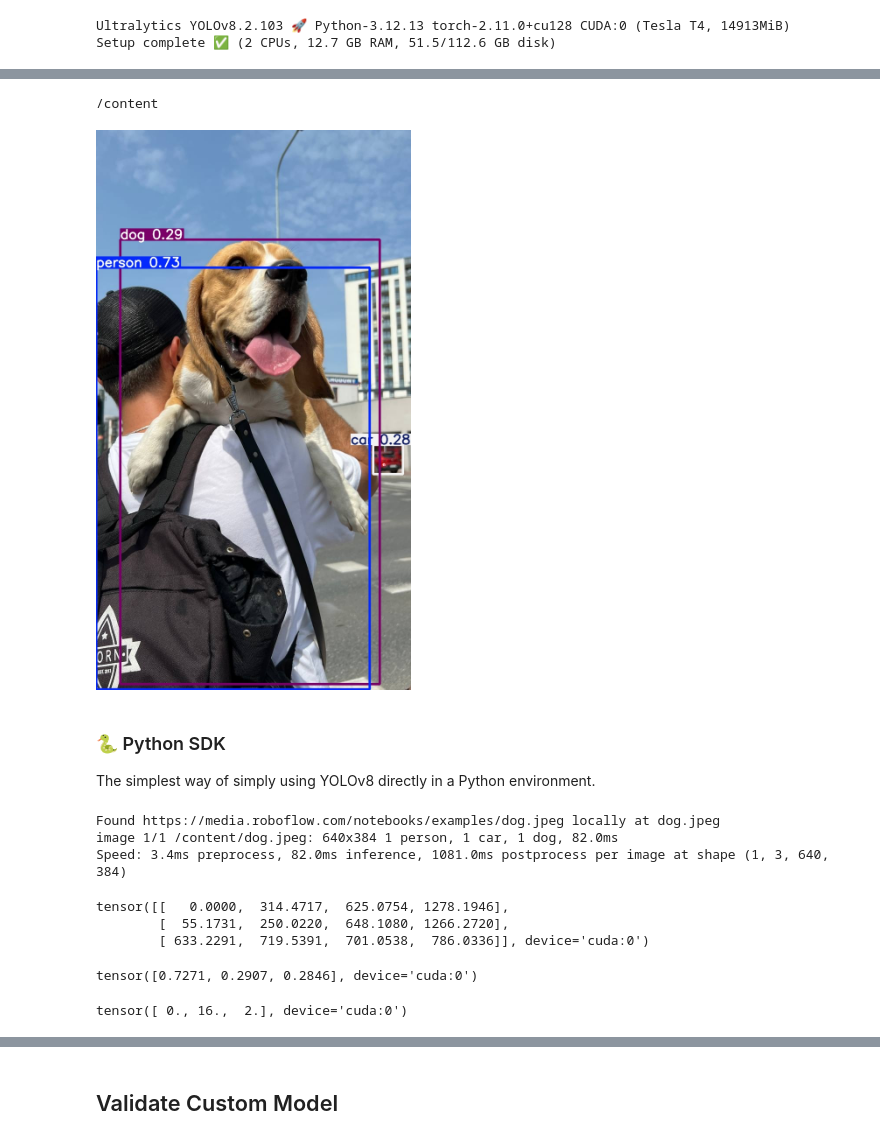
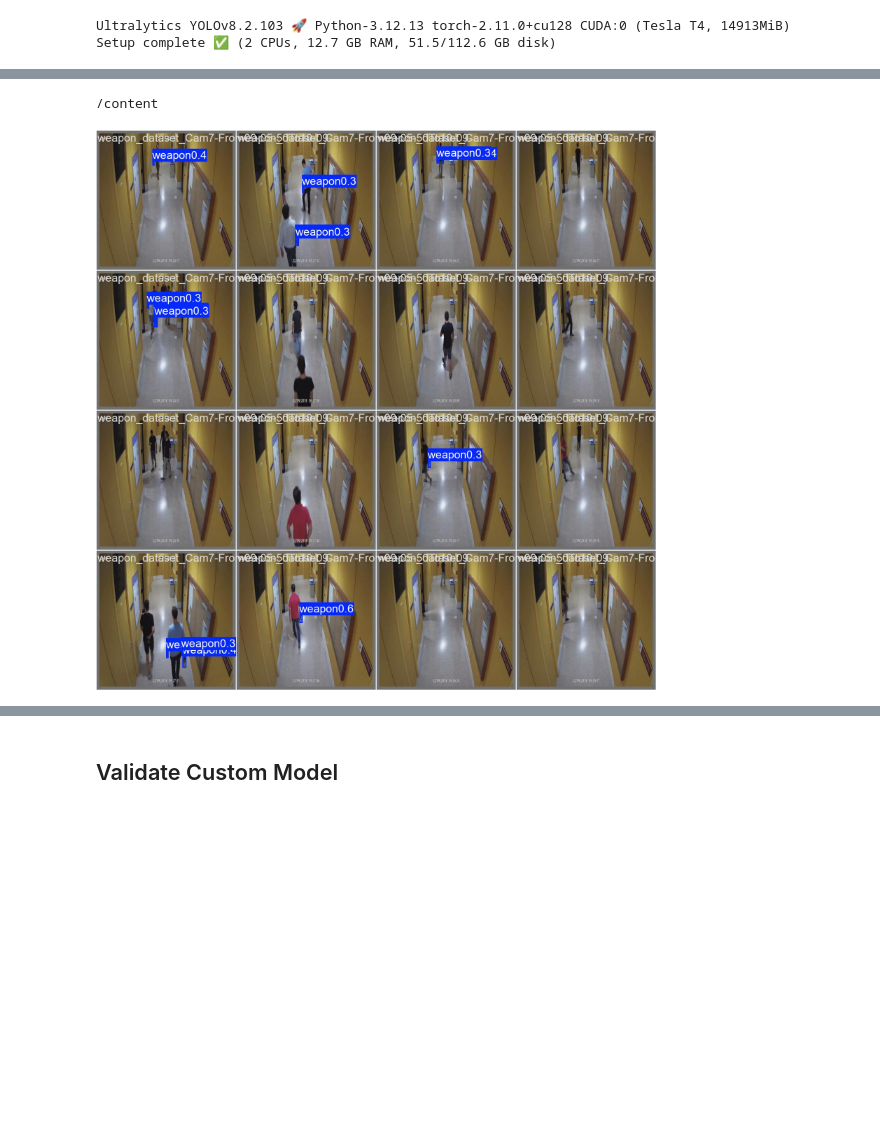
Before and after one commit to bugracidaci/azure-chat-demo, a Jupyter notebook: notebooks/train-yolov8-object-detection-on-custom-dataset.ipynb, the cells around one changed output, grey strips where cells are left out. Drawn from its saved outputs; the diff is of its cells as text; code cells hidden in the pictures; blank space fills up the shorter version.

```diff
--- a/notebooks/train-yolov8-object-detection-on-custom-dataset.ipynb
+++ b/notebooks/train-yolov8-object-detection-on-custom-dataset.ipynb
@@ -152,31 +71,6 @@ Results saved to runs/detect/predict
 # %%
 %cd {HOME}
-Image(filename='runs/detect/predict/dog.jpeg', height=600)
+Image(filename=f'{HOME}/runs/detect/train-5/val_batch0_pred.jpg', width=600)
 # %% [output]
 /content
-[figure, old version]
+[figure, new version]
-# %% [markdown]
-### 🐍 Python SDK
-
-The simplest way of simply using YOLOv8 directly in a Python environment.
-# %%
-model = YOLO(f'{HOME}/yolov8n.pt')
-results = model.predict(source='https://media.roboflow.com/notebooks/examples/dog.jpeg', conf=0.25)
-# %% [output]
-Found https://media.roboflow.com/notebooks/examples/dog.jpeg locally at dog.jpeg
-image 1/1 /content/dog.jpeg: 640x384 1 person, 1 car, 1 dog, 82.0ms
-Speed: 3.4ms preprocess, 82.0ms inference, 1081.0ms postprocess per image at shape (1, 3, 640, 384)
-# %%
-results[0].boxes.xyxy
-# %% [output]
-tensor([[   0.0000,  314.4717,  625.0754, 1278.1946],
-        [  55.1731,  250.0220,  648.1080, 1266.2720],
-        [ 633.2291,  719.5391,  701.0538,  786.0336]], device='cuda:0')
-# %%
-results[0].boxes.conf
-# %% [output]
-tensor([0.7271, 0.2907, 0.2846], device='cuda:0')
-# %%
-results[0].boxes.cls
-# %% [output]
-tensor([ 0., 16.,  2.], device='cuda:0')
```
Also changed, not shown: parts of 30 cells of this notebook.
